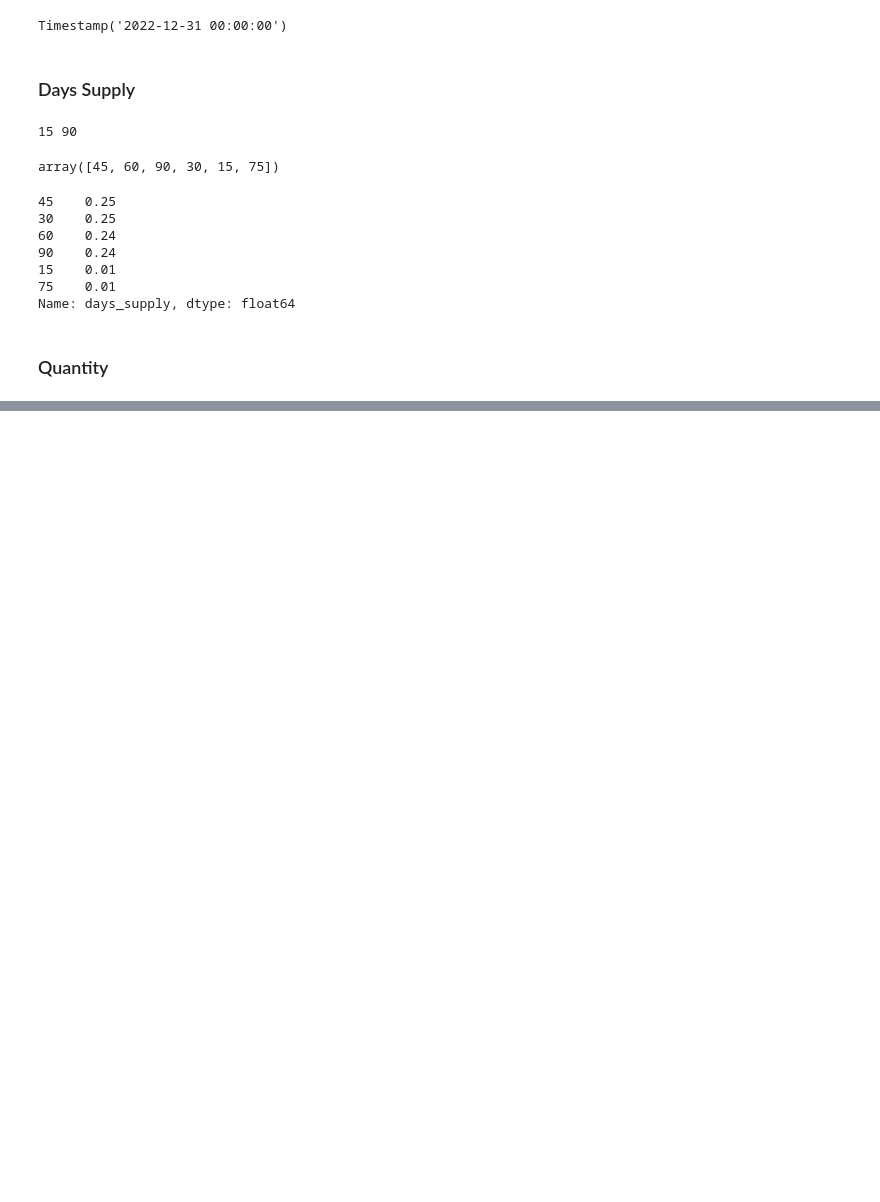
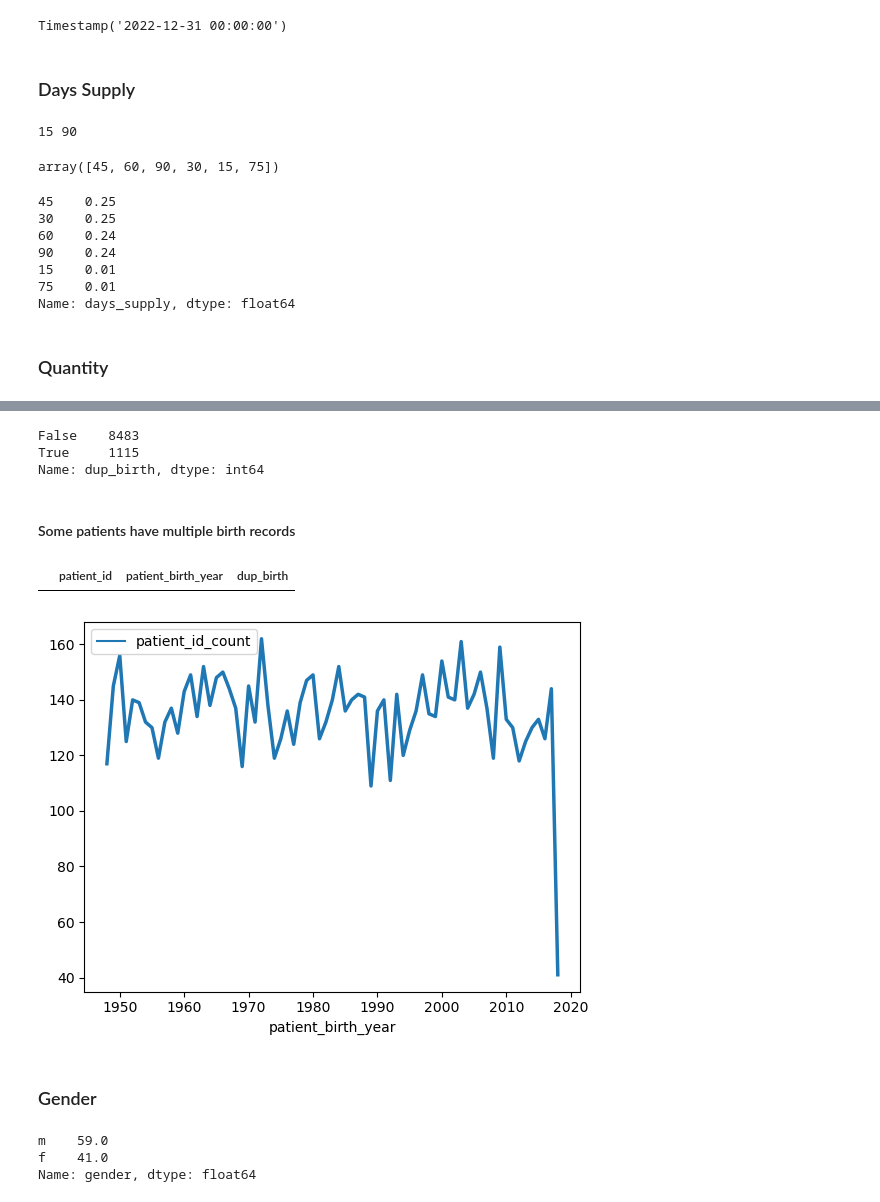
Before and after one commit to nicksv03/Survival_Analysis_BYOP, a Jupyter notebook: exploratory_data_analysis.ipynb, the cells around one changed output, grey strips where cells are left out. Cells and saved outputs as stored; diff of their text form; code cells hidden in the pictures; blank space fills up the shorter version.

```diff
--- a/exploratory_data_analysis.ipynb
+++ b/exploratory_data_analysis.ipynb
@@ -167,0 +191,11 @@ Name: days_supply, dtype: float64
+# %%
+apld_birth = apld[['patient_id', 'patient_birth_year']].drop_duplicates().reset_index(drop=True)
+apld_birth['dup_birth'] = apld_birth.duplicated('patient_id', keep=False)
+# %%
+apld_birth['dup_birth'].value_counts()
+# %% [output]
+False    8483
+True     1115
+Name: dup_birth, dtype: int64
+# %% [markdown]
+#### Some patients have multiple birth records
@@ -167,0 +204,21 @@ Name: days_supply, dtype: float64
+# %%
+# Check few patietn records
+dups_birth[dups_birth['patient_id'].isin([67773, 94167, 67985])]
+# %% [output]
+|  | patient_id | patient_birth_year | dup_birth |
+# %%
+trend  = apld_birth.groupby(['patient_birth_year']).agg({'patient_id': 'nunique'}).rename(columns={'patient_id' : 'patient_id_count'}).reset_index()
+# %%
+trend['patient_birth_year'] = pd.to_datetime(trend['patient_birth_year'], format='%Y').dt.year
+sns.lineplot(data=trend.set_index(['patient_birth_year']), palette='tab10', linewidth=2.5)
+plt.show()
+# %% [output]
+[figure, added]
+# %% [markdown]
+### Gender
+# %%
+apld['gender'].value_counts(normalize=True).round(2)*100
+# %% [output]
+m    59.0
+f    41.0
+Name: gender, dtype: float64
```
Also changed, not shown: parts of 37 cells of this notebook.
